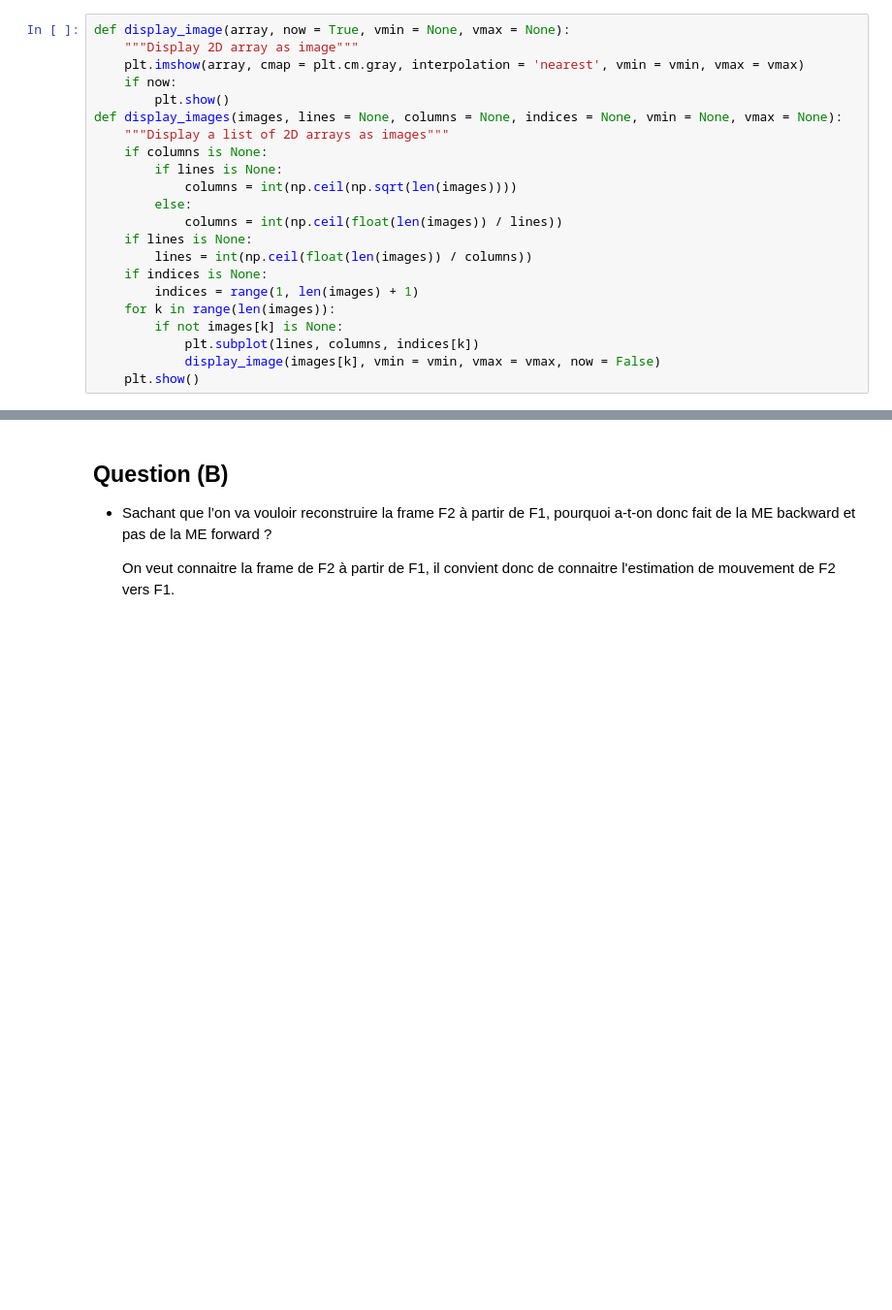
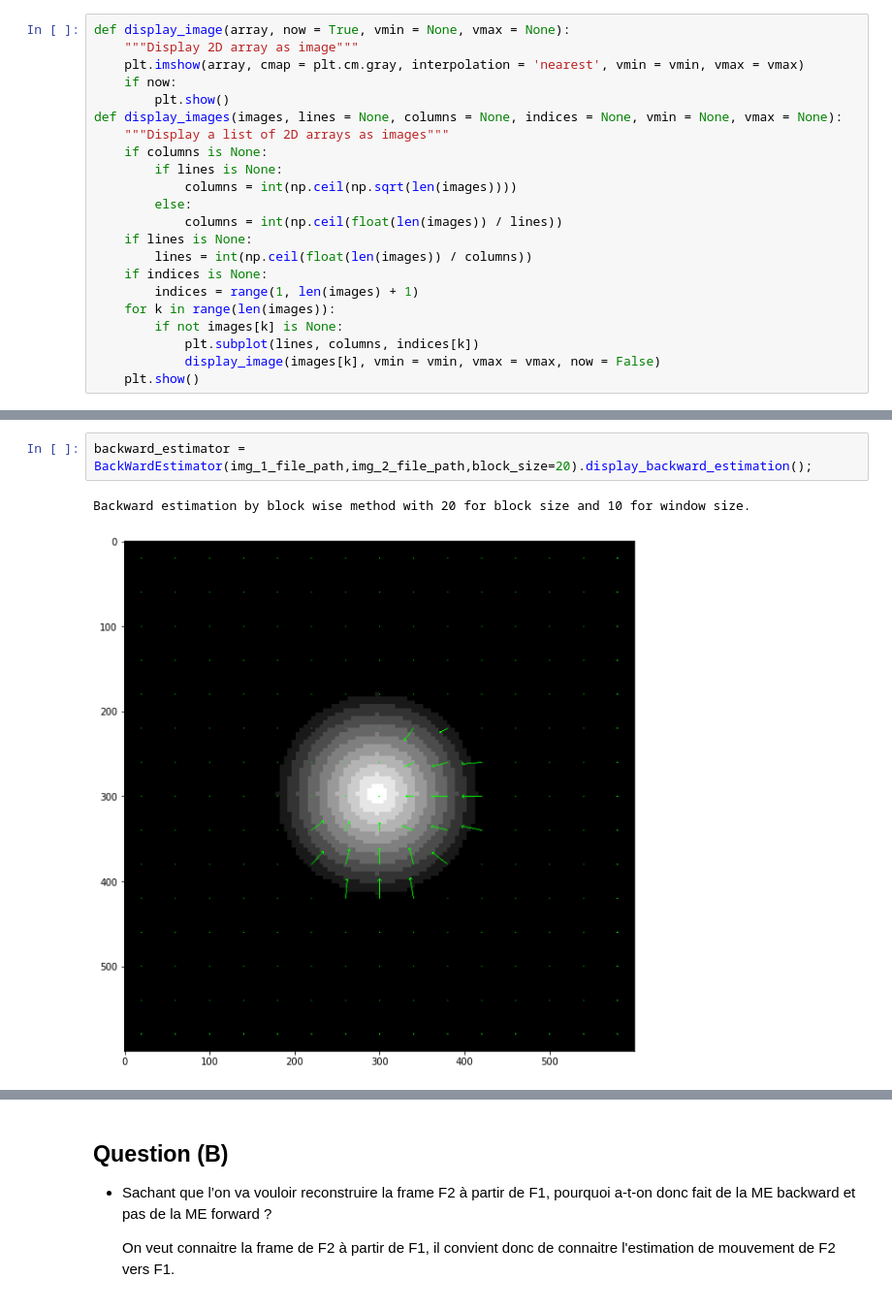
Before and after one commit to Bast-94/cv-practical-works-2023, a Jupyter notebook: tp2/notebook.ipynb, the cells around one changed output, grey strips where cells are left out. Shown: that part at 97% size. Saved outputs shown, nothing was run; the diff lists cells and outputs as text; blank space fills up the shorter version.

Commit message:
BUG(block_wise): le mouvement ne s'affiche pas lorsqu'il s'agit de faire les mouvemnent.

```diff
--- a/tp2/notebook.ipynb
+++ b/tp2/notebook.ipynb
@@ -101,0 +174,5 @@ backward_estimator = BackWardEstimator(os.path.join(PATH_TO_IMG_DIRECTORY,'LF016
+# %%
+backward_estimator = BackWardEstimator(img_1_file_path,img_2_file_path,block_size=20).display_backward_estimation();
+# %% [output]
+Backward estimation by block wise method with 20 for block size and 10 for window size.
+[figure, added]
```
Also changed, not shown: parts of 19 cells of this notebook.
